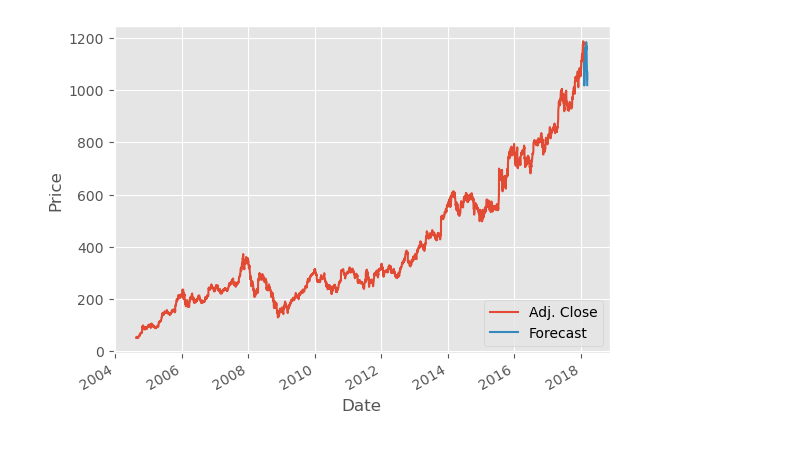
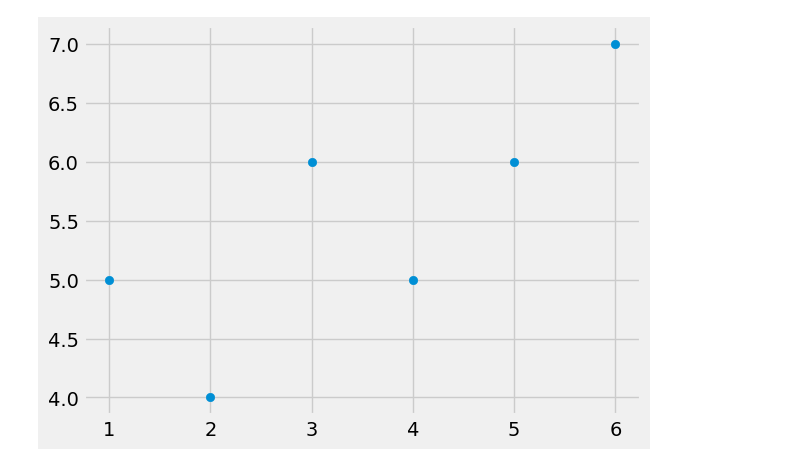
Before and after one commit to SarthakThakur0097/Machine-Learning, a Jupyter notebook: Regression/Untitled.ipynb, the cells around one changed output. Saved outputs shown, nothing was run; the diff lists cells and outputs as text; code cells hidden in the pictures.

```diff
--- a/Regression/Untitled.ipynb
+++ b/Regression/Untitled.ipynb
@@ -72,12 +0,0 @@ df_copy
-# %%
-X = np.array(df_copy.drop(['label'], axis=1))
-X = preprocessing.scale(X)
-X_lately = X[-forecast_out:]
-X = X[:-forecast_out:]
-
-
-y = np.array(df_copy['label'])
-
-
-df_copy.dropna(inplace=True)
-y = np.array(df_copy['label'])
@@ -119,5 +0,0 @@ next_unix = last_unix + one_day
-# %%
-for i in forecast_set:
-    next_date = datetime.datetime.fromtimestamp(next_unix)
-    next_unix += one_day
-    df_copy.loc[next_date] = [np.nan for _ in range(len(df_copy.columns)-1)] + [i]
@@ -159,9 +1,30 @@ df_copy
-# %%
-df_copy['Adj. Close'].plot()
-df_copy['Forecast'].plot()
-plt.legend(loc=4)
-plt.xlabel('Date')
-plt.ylabel('Price')
-plt.show()
-# %% [output]
-[figure, removed]
+# %%
+from statistics import mean
+import numpy as np
+import matplotlib.pyplot as plt
+from matplotlib import style
+import random
+
+style.use('fivethirtyeight')
+
+def create_dataset(hm, variance, step=2, correlation=False):
+    val = 1
+    ys = []
+    for i in range(hm):
+        y = val + random.randrange(-variance, variance)
+        ys.append(y)
+        if correlation and correlation == 'pos':
+            val+=step
+        elif correlation and correlation == 'neg':
+            val-= step
+    xs = [i for i in range(len(ys))]
+
+    return np.array(xs, dtype=np.float64), np.array(ys, dtype=np.float64)
+
+xs = np.array([1, 2, 3, 4, 5, 6], dtype=np.float64)
+ys = np.array([5, 4, 6, 5, 6, 7], dtype=np.float64)
+
+plt.scatter(xs, ys)
+plt.show()
+# %% [output]
+[figure, added]
```
Also changed, not shown: parts of 14 cells of this notebook, 5 other files.
